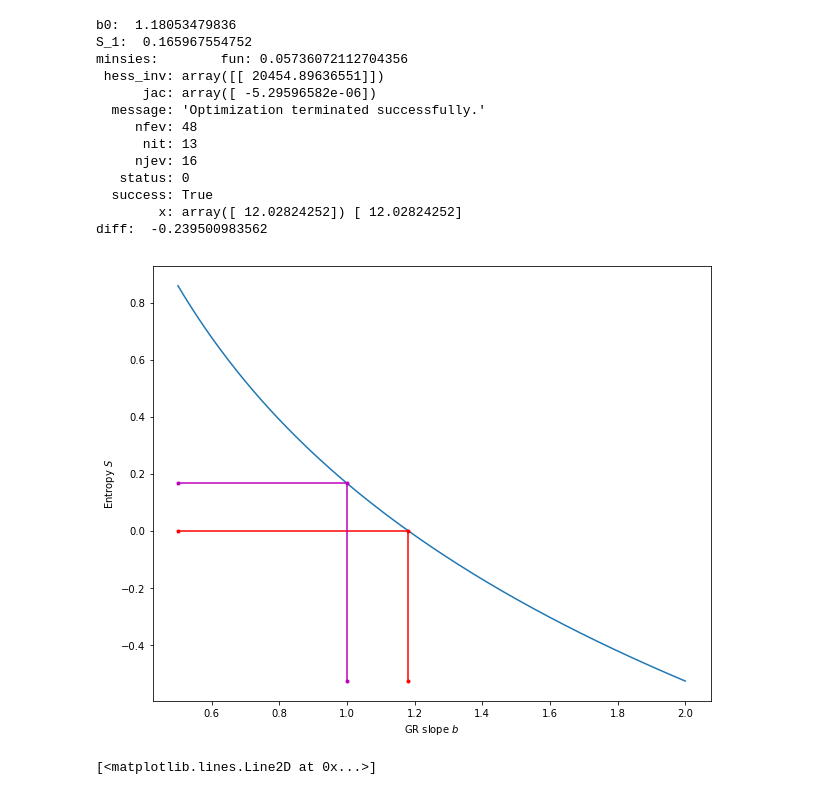
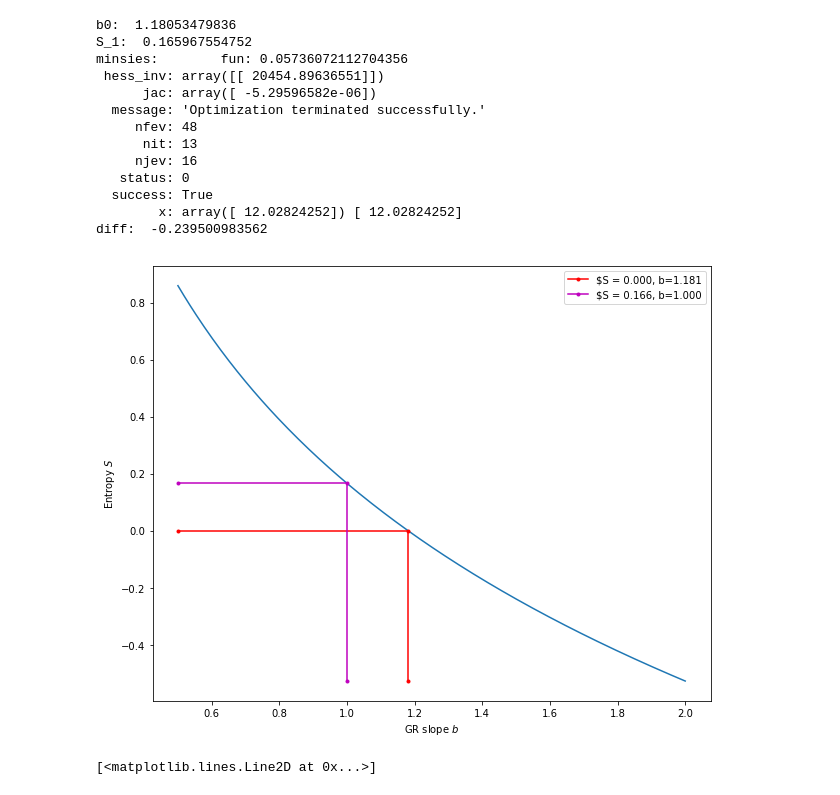
Before and after one commit to markyoder/earthquakes_and_entropy, a Jupyter notebook: earthquakes_and_entropy_worksheet.ipynb, the cells around one changed output. Saved outputs shown, nothing was run; the diff lists cells and outputs as text; code cells hidden in the pictures.

```diff
--- a/earthquakes_and_entropy_worksheet.ipynb
+++ b/earthquakes_and_entropy_worksheet.ipynb
@@ -147,36 +150,39 @@ print('S_1: ', S_1)
 X = numpy.linspace(.5,2.0, 250)
 plt.figure(figsize=(10,8))
 plt.clf()
 ax=plt.gca()
 #
 ax.plot(X, S_inf(X), '-')
-ax.plot([X[0], b0, b0], [S_inf(b0), S_inf(b0), S_inf(X[-1])], color='r', ls='-', marker='.')
-ax.plot([X[0], 1., 1.], [S_inf(1.), S_inf(1.), S_inf(X[-1])], color='m', ls='-', marker='.')
+ax.plot([X[0], b0, b0], [S_inf(b0), S_inf(b0), S_inf(X[-1])], color='r', ls='-', marker='.',
+        label='$S = {:.3f}, b={:.3f}'.format(S_inf(b0), b0))
+ax.plot([X[0], 1., 1.], [S_inf(1.), S_inf(1.), S_inf(X[-1])], color='m', ls='-', marker='.',
+       label='$S = {:.3f}, b={:.3f}'.format(S_inf(1.), 1.))
 
 ax.set_xlabel('GR slope $b$')
 ax.set_ylabel('Entropy $S$')
+ax.legend(loc=0)
 #
 S_lambda = lambda m: S_indef(m, b=1.5, mc=7.6, S0=0.)**2.
 
 minsies = scipy.optimize.minimize(S_lambda, x0=[8.] )
 print('minsies: ', minsies, minsies.x)
 
 print('diff: ', S_indef(minsies.x[0]))
 # %% [output]
 b0:  1.18053479836
 S_1:  0.165967554752
 minsies:        fun: 0.05736072112704356
  hess_inv: array([[ 20454.89636551]])
       jac: array([ -5.29596582e-06])
   message: 'Optimization terminated successfully.'
      nfev: 48
       nit: 13
      njev: 16
    status: 0
   success: True
         x: array([ 12.02824252]) [ 12.02824252]
 diff:  -0.239500983562
-[figure, old version]
+[figure, new version]
 # %%
 ms = numpy.linspace(7.4, 15, 250)
 Y1 = [S_lambda(m) for m in ms]
```
Also changed, not shown: parts of 2 cells of this notebook.
